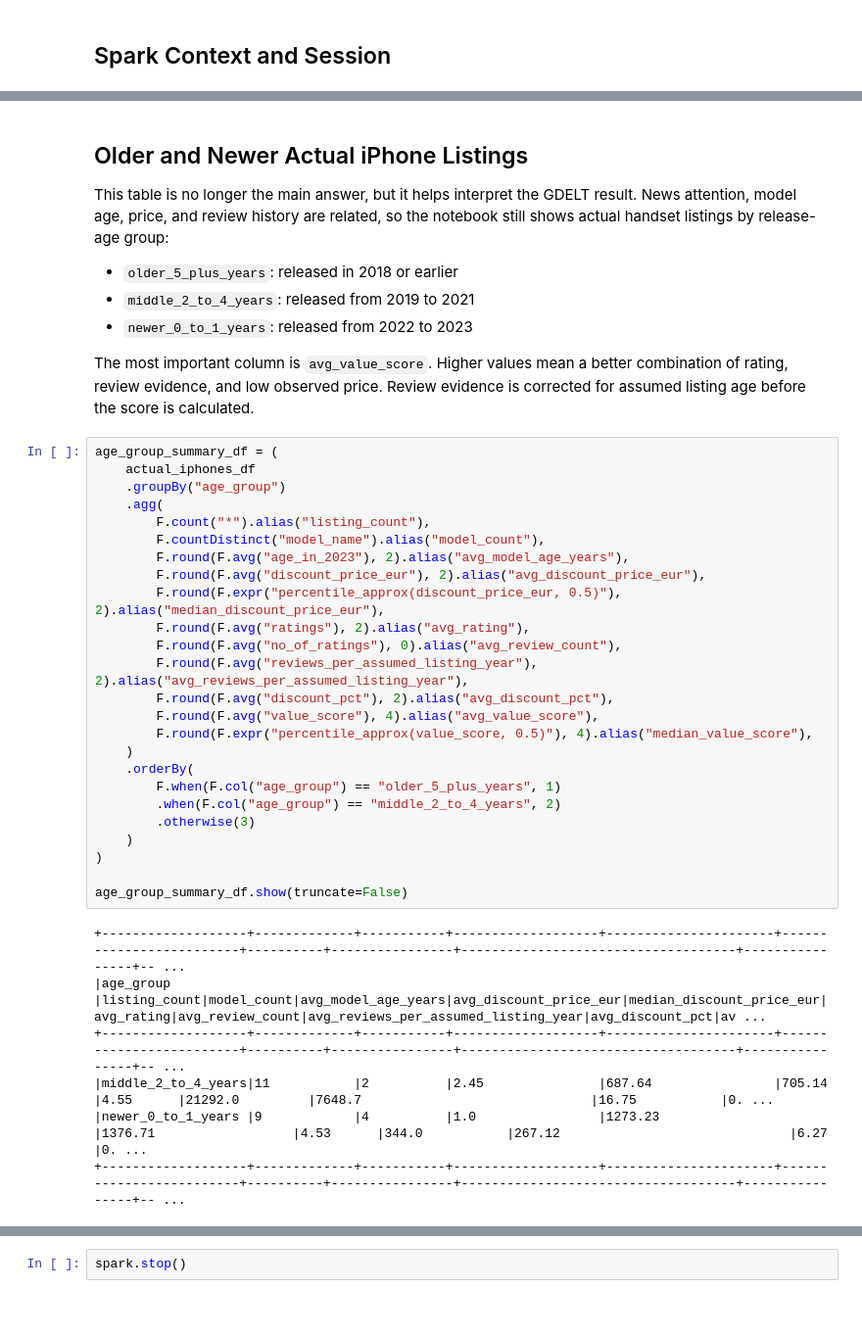
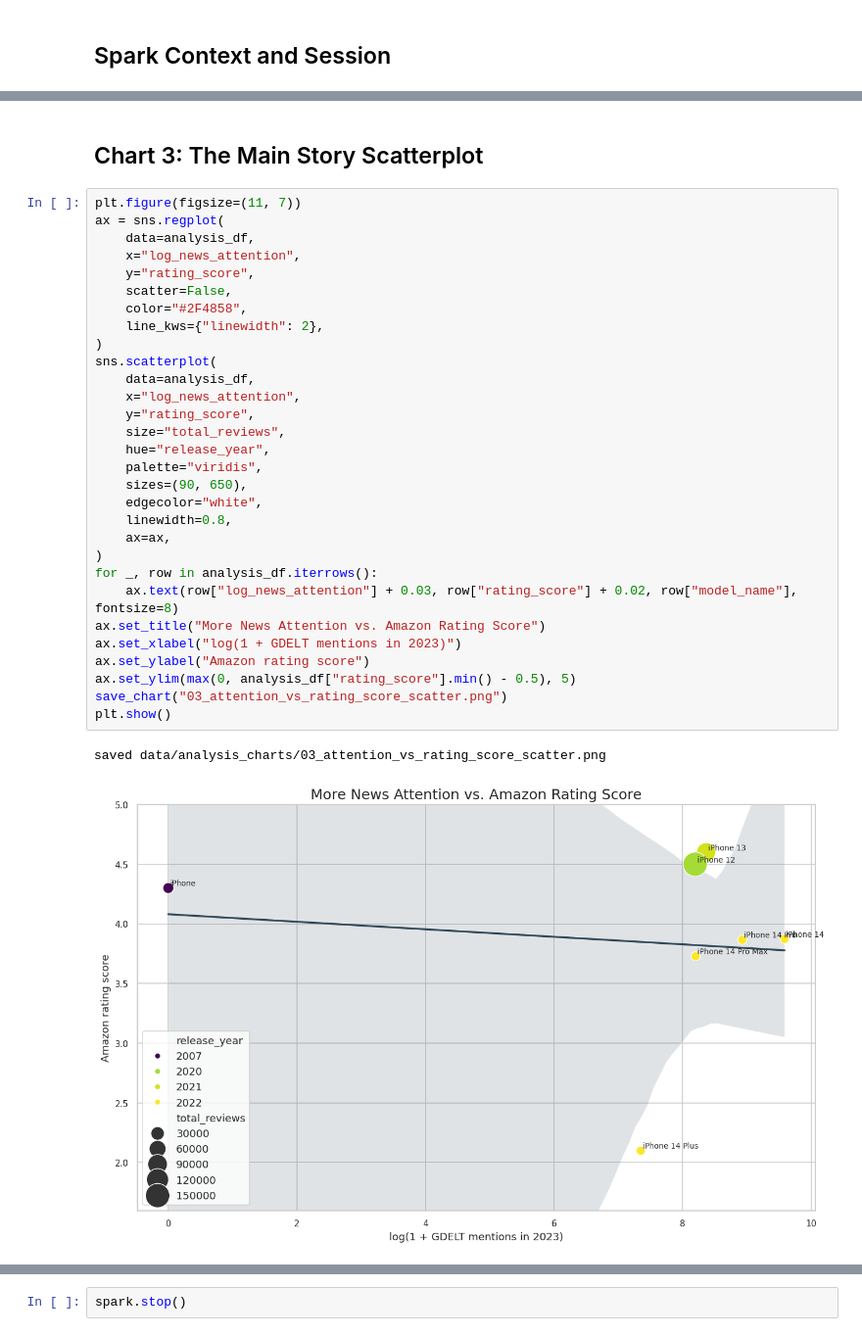
Before and after one commit to cureboyxxx/BigDataEngineeringProject, a Jupyter notebook: notebooks/05-analysis-iPhones-Amazon-value-vs-news-attention.ipynb, the cells around one changed output, grey strips where cells are left out. Shown at 98% size. Saved outputs shown, nothing was run; the diff lists cells and outputs as text; blank space fills up the shorter version.

```diff
--- a/notebooks/05-analysis-iPhones-Amazon-value-vs-news-attention.ipynb
+++ b/notebooks/05-analysis-iPhones-Amazon-value-vs-news-attention.ipynb
@@ -515,44 +384,36 @@ Correlation log(GDELT 2023 mentions) vs average discount price: -0.0188415902222
 # %% [markdown]
-## Older and Newer Actual iPhone Listings
-
-This table is no longer the main answer, but it helps interpret the GDELT result. News attention, model age, price, and review history are related, so the notebook still shows actual handset listings by release-age group:
-
-- `older_5_plus_years`: released in 2018 or earlier
-- `middle_2_to_4_years`: released from 2019 to 2021
-- `newer_0_to_1_years`: released from 2022 to 2023
-
-The most important column is `avg_value_score`. Higher values mean a better combination of rating, review evidence, and low observed price.
-Review evidence is corrected for assumed listing age before the score is calculated.
+## Chart 3: The Main Story Scatterplot
 # %%
-age_group_summary_df = (
-    actual_iphones_df
-    .groupBy("age_group")
-    .agg(
-        F.count("*").alias("listing_count"),
-        F.countDistinct("model_name").alias("model_count"),
-        F.round(F.avg("age_in_2023"), 2).alias("avg_model_age_years"),
-        F.round(F.avg("discount_price_eur"), 2).alias("avg_discount_price_eur"),
-        F.round(F.expr("percentile_approx(discount_price_eur, 0.5)"), 2).alias("median_discount_price_eur"),
-        F.round(F.avg("ratings"), 2).alias("avg_rating"),
-        F.round(F.avg("no_of_ratings"), 0).alias("avg_review_count"),
-        F.round(F.avg("reviews_per_assumed_listing_year"), 2).alias("avg_reviews_per_assumed_listing_year"),
-        F.round(F.avg("discount_pct"), 2).alias("avg_discount_pct"),
-        F.round(F.avg("value_score"), 4).alias("avg_value_score"),
-        F.round(F.expr("percentile_approx(value_score, 0.5)"), 4).alias("median_value_score"),
-    )
-    .orderBy(
-        F.when(F.col("age_group") == "older_5_plus_years", 1)
-        .when(F.col("age_group") == "middle_2_to_4_years", 2)
-        .otherwise(3)
-    )
+plt.figure(figsize=(11, 7))
+ax = sns.regplot(
+    data=analysis_df,
+    x="log_news_attention",
+    y="rating_score",
+    scatter=False,
+    color="#2F4858",
+    line_kws={"linewidth": 2},
 )
-
-age_group_summary_df.show(truncate=False)
+sns.scatterplot(
+    data=analysis_df,
+    x="log_news_attention",
+    y="rating_score",
+    size="total_reviews",
+    hue="release_year",
+    palette="viridis",
+    sizes=(90, 650),
+    edgecolor="white",
+    linewidth=0.8,
+    ax=ax,
+)
+for _, row in analysis_df.iterrows():
+    ax.text(row["log_news_attention"] + 0.03, row["rating_score"] + 0.02, row["model_name"], fontsize=8)
+ax.set_title("More News Attention vs. Amazon Rating Score")
+ax.set_xlabel("log(1 + GDELT mentions in 2023)")
+ax.set_ylabel("Amazon rating score")
+ax.set_ylim(max(0, analysis_df["rating_score"].min() - 0.5), 5)
+save_chart("03_attention_vs_rating_score_scatter.png")
+plt.show()
 # %% [output]
-+-------------------+-------------+-----------+-------------------+----------------------+-------------------------+----------+----------------+------------------------------------+----------------+-- ...
-|age_group          |listing_count|model_count|avg_model_age_years|avg_discount_price_eur|median_discount_price_eur|avg_rating|avg_review_count|avg_reviews_per_assumed_listing_year|avg_discount_pct|av ...
-+-------------------+-------------+-----------+-------------------+----------------------+-------------------------+----------+----------------+------------------------------------+----------------+-- ...
-|middle_2_to_4_years|11           |2          |2.45               |687.64                |705.14                   |4.55      |21292.0         |7648.7                              |16.75           |0. ...
-|newer_0_to_1_years |9            |4          |1.0                |1273.23               |1376.71                  |4.53      |344.0           |267.12                              |6.27            |0. ...
-+-------------------+-------------+-----------+-------------------+----------------------+-------------------------+----------+----------------+------------------------------------+----------------+-- ...
+saved data/analysis_charts/03_attention_vs_rating_score_scatter.png
+[figure, added]
 # %% [markdown]
```
Also changed, not shown: parts of 45 cells of this notebook, 2 other files.
